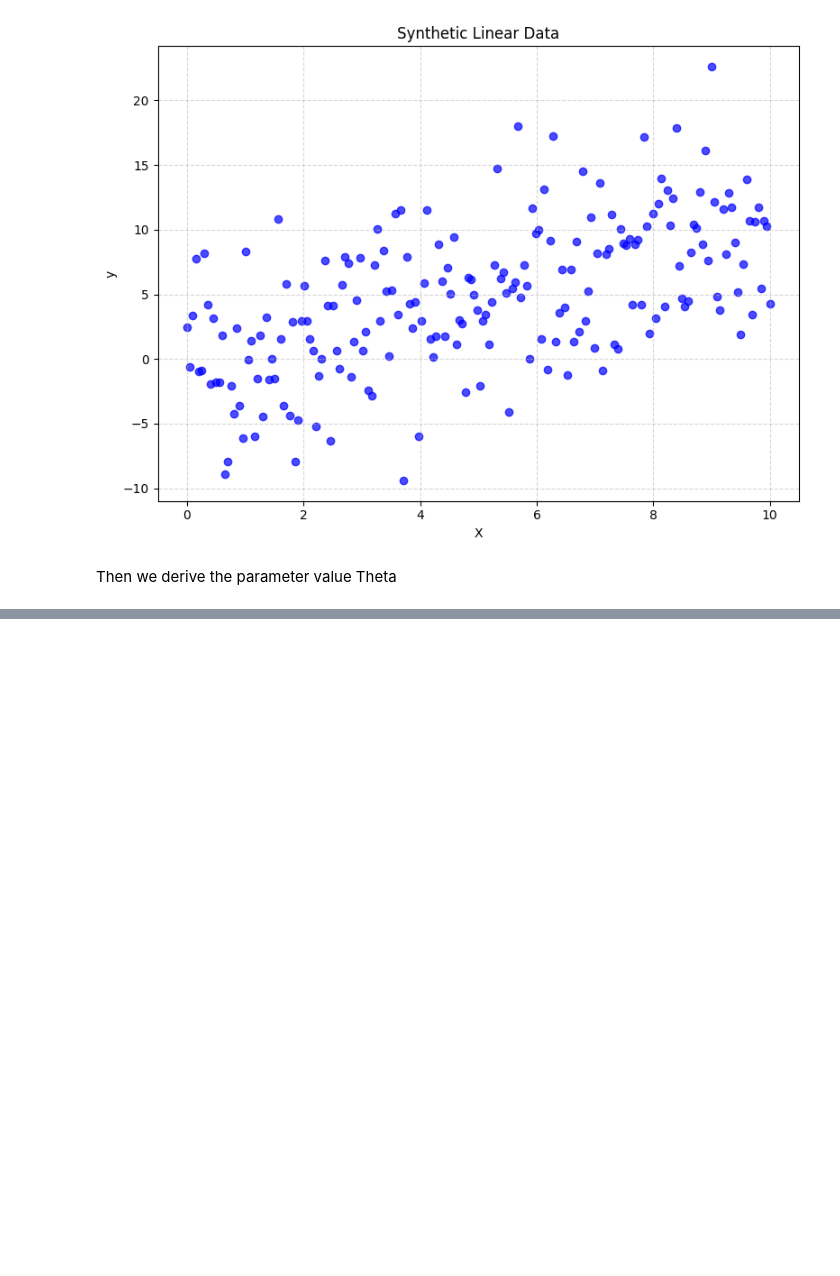
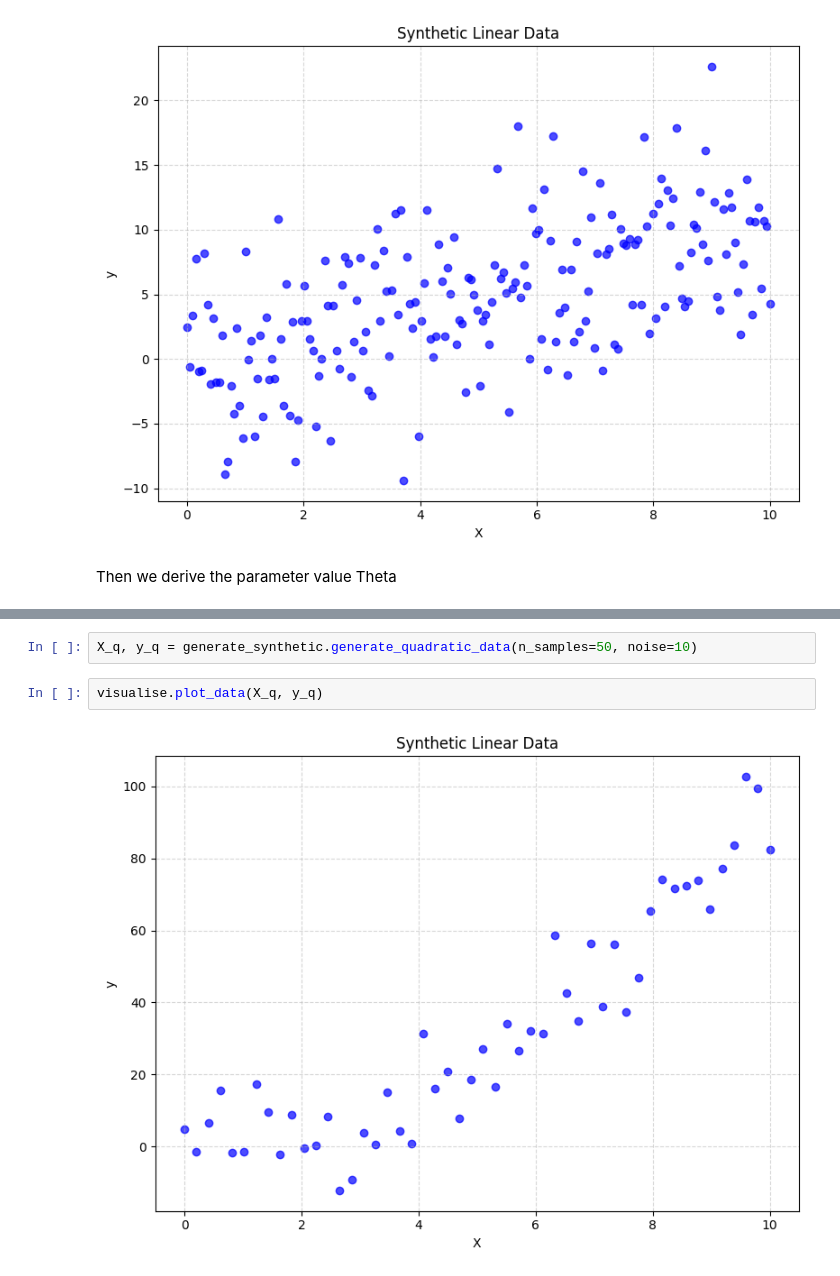
Before and after one commit to DovydasVe/Regression-From-Scratch, a Jupyter notebook: notebooks/02_deriving_linear_regression.ipynb, the cells around one changed output, grey strips where cells are left out. Drawn from its saved outputs; the diff is of its cells as text; blank space fills up the shorter version.

```diff
--- a/notebooks/02_deriving_linear_regression.ipynb
+++ b/notebooks/02_deriving_linear_regression.ipynb
@@ -23,0 +52,6 @@ debug
+# %%
+X_q, y_q = generate_synthetic.generate_quadratic_data(n_samples=50, noise=10)
+# %%
+visualise.plot_data(X_q, y_q)
+# %% [output]
+[figure, added]
```
Also changed, not shown: parts of 12 cells of this notebook, 4 other files.
